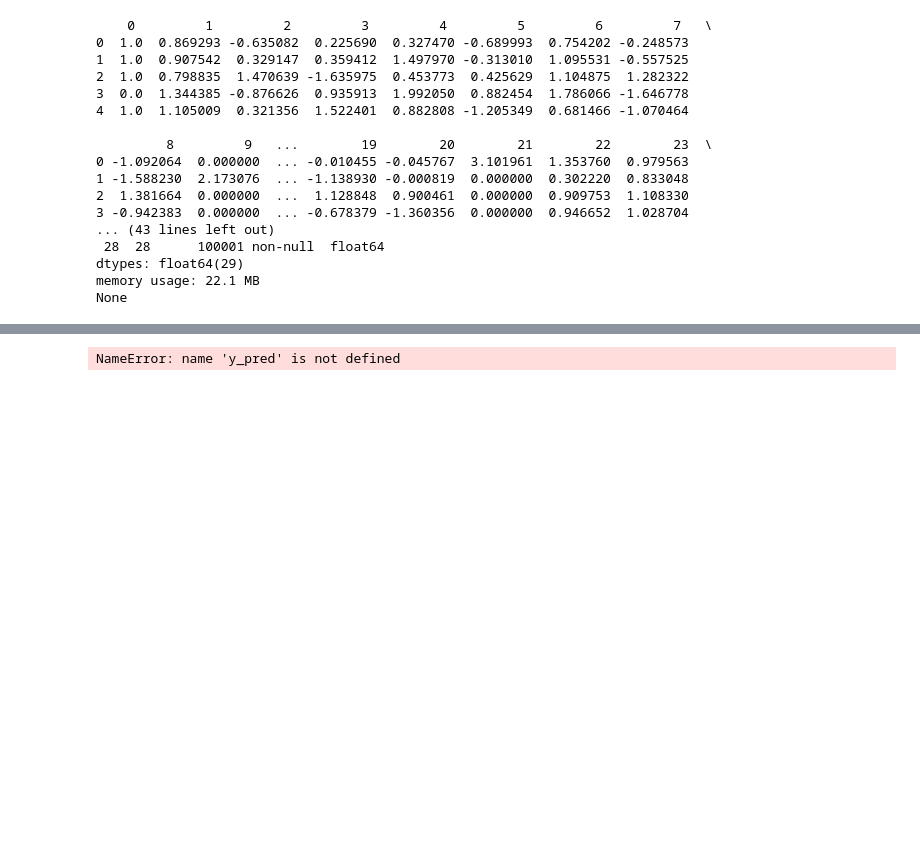
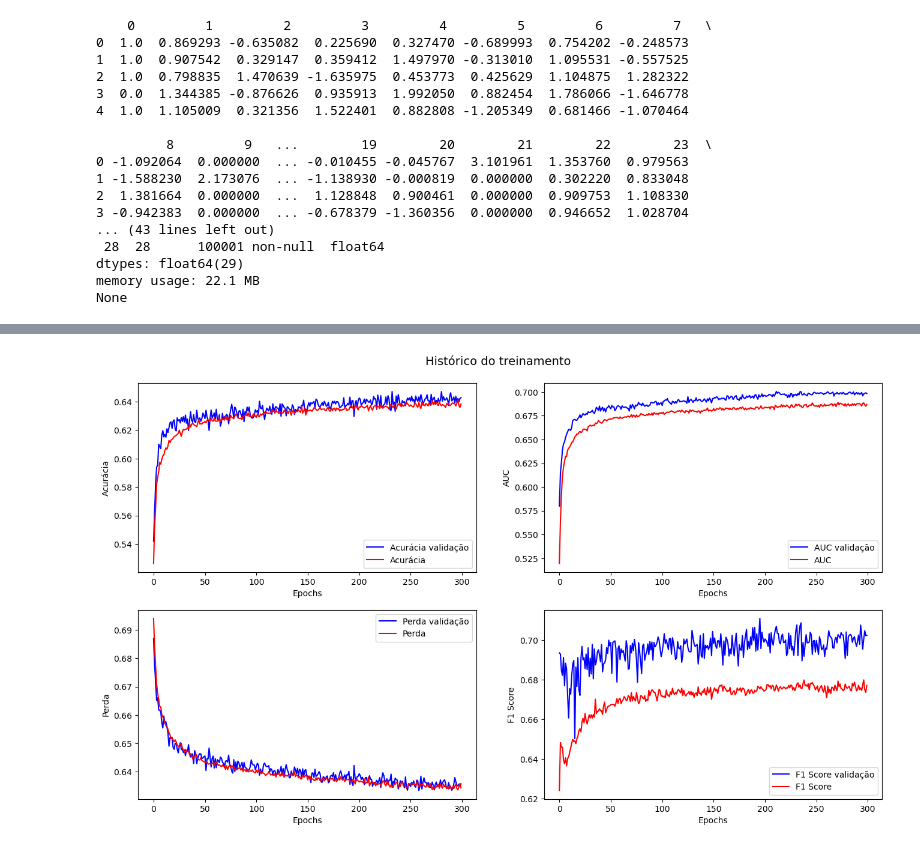
Before and after one commit to GustavoFPS/Machine-Learning, a Jupyter notebook: BosonHiggs/Atv_Higgs.ipynb, the cells around one changed output, grey strips where cells are left out. Drawn from its saved outputs; the diff is of its cells as text; code cells hidden in the pictures; blank space fills up the shorter version.

```diff
--- a/BosonHiggs/Atv_Higgs.ipynb
+++ b/BosonHiggs/Atv_Higgs.ipynb
@@ -36,10 +72,10 @@ from sklearn.model_selection import train_test_split
 # Separar os rótulos (primeira coluna) e os dados (restantes)
 X = data.iloc[:, 1:22].values  # Usar apenas as 21 low-level features
 y = data.iloc[:, 0].values
-
+X_scaled = X
 # Normalizar os dados
-scaler = MinMaxScaler()
-X_scaled = scaler.fit_transform(X)
+#scaler = MinMaxScaler()
+#X_scaled = scaler.fit_transform(X)
 
 # Dividir os dados em conjunto de treino e validação
 X_train, X_val, y_train, y_val = train_test_split(X_scaled, y, test_size=0.2, random_state=42)
@@ -151,9 +135,9 @@ model.add(Dense(16, activation='elu'))#, kernel_regularizer=l2(0.001)))
 model.add(Dense(1, activation='sigmoid'))
 # %%
-from tensorflow.keras.metrics import F1Score
-optimizer = Adam(learning_rate=0.001, beta_1=0.9, beta_2=0.999)
-model.compile(optimizer= optimizer, loss = "MSE" , metrics=['accuracy', F1Score(average=None, threshold=None, name="f1_score", dtype=None)])
+from tensorflow.keras.metrics import Precision, Recall, AUC
+optimizer = Adam()
+model.compile(optimizer= optimizer, loss = 'binary_crossentropy' ,  metrics=['accuracy', Precision(), Recall(), AUC()])
 
 # Treinar o modelo
-treino = model.fit(X_train, y_train, validation_data=(X_val, y_val), epochs=50, batch_size = 100)
+treino = model.fit(X_train, y_train, validation_data=(X_val, y_val), epochs=300, batch_size = 50, validation_split=0.2)
 # %% [output]
@@ -182,27 +161,29 @@ F1 Score: 0.6896819910127895
-# %%
-m_wwbb_signal = data.loc[y_pred[:, 0] == 1].iloc[:, -1]
-m_wwbb_background = data.loc[y_pred[:, 0] == 0].iloc[:, -1]
-
-# Histograma para o espectro de massa m_wwbb
-plt.hist(m_wwbb_signal, bins=50, alpha=0.5, label='Signal')
-plt.hist(m_wwbb_background, bins=50, alpha=0.5, label='Background')
-plt.xlabel('m_wwbb')
-plt.ylabel('Frequency')
-plt.legend(loc='upper right')
-plt.show()
-
-# Para os valores originalmente rotulados, você precisará de uma abordagem diferente
-# Se 'class' era uma coluna no dataframe original, você precisará ajustar isso também
-# Aqui está um exemplo se 'class' fosse a penúltima coluna
-
-m_wwbb_signal_original = data.loc[data.iloc[:, -2] == 1].iloc[:, -1]
-m_wwbb_background_original = data.loc[data.iloc[:, -2] == 0].iloc[:, -1]
-
-plt.hist(m_wwbb_signal_original, bins=50, alpha=0.5, label='Original Signal')
-plt.hist(m_wwbb_background_original, bins=50, alpha=0.5, label='Original Background')
-plt.xlabel('m_wwbb')
-plt.ylabel('Frequency')
-plt.legend(loc='upper right')
-plt.show()
-# %% [output]
-NameError: name 'y_pred' is not defined
+# %%
+f1 = 2 *  np.array(treino.history['precision'])*np.array(treino.history['recall'])/np.array((treino.history['precision']) + np.array(treino.history['recall']))
+val_f1 = 2 *  np.array(treino.history['val_precision'])*np.array(treino.history['val_recall'])/np.array((treino.history['val_precision']) + np.array(treino.history['val_recall']))
+metodos = ['Acurácia', 'AUC', "Perda"]
+metodos_name = ['Acurácia', 'AUC', "Perda"]
+stat = ['accuracy', 'auc', 'loss']
+
+
+fig, ((ax1, ax2), (ax3, ax4)) = plt.subplots(nrows = 2, ncols = 2, figsize=(16, 9))
+c1 = 'b'
+c2 = 'r'
+ax = [ax1, ax2, ax3]
+for i, element in enumerate(metodos):
+    ax[i].plot(treino.history[str('val_' + stat[i])], color=c1, label=str(element + ' validação'))
+    ax[i].plot(treino.history[stat[i]], color=c2, label= element)
+    ax[i].set_xlabel("Epochs")
+    ax[i].set_ylabel(metodos_name[i])
+    ax[i].legend()
+
+ax4.plot(val_f1, color=c1, label=str('F1 Score' + ' validação'))
+ax4.plot(f1, color=c2, label= 'F1 Score')
+ax4.set_xlabel("Epochs")
+ax4.set_ylabel('F1 Score')
+ax4.legend()
+
+fig.suptitle("Histórico do treinamento", y = 0.93, fontsize = 14)
+plt.show()
+# %% [output]
+[figure, added]
```
Also changed, not shown: parts of 11 cells of this notebook, 1 other file.
